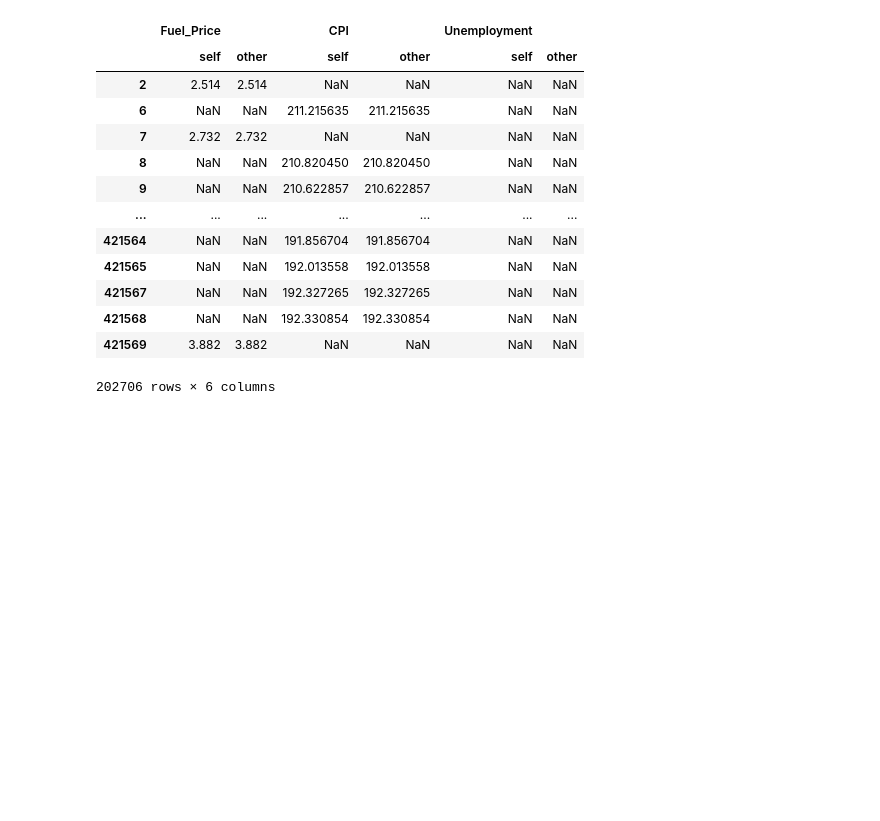
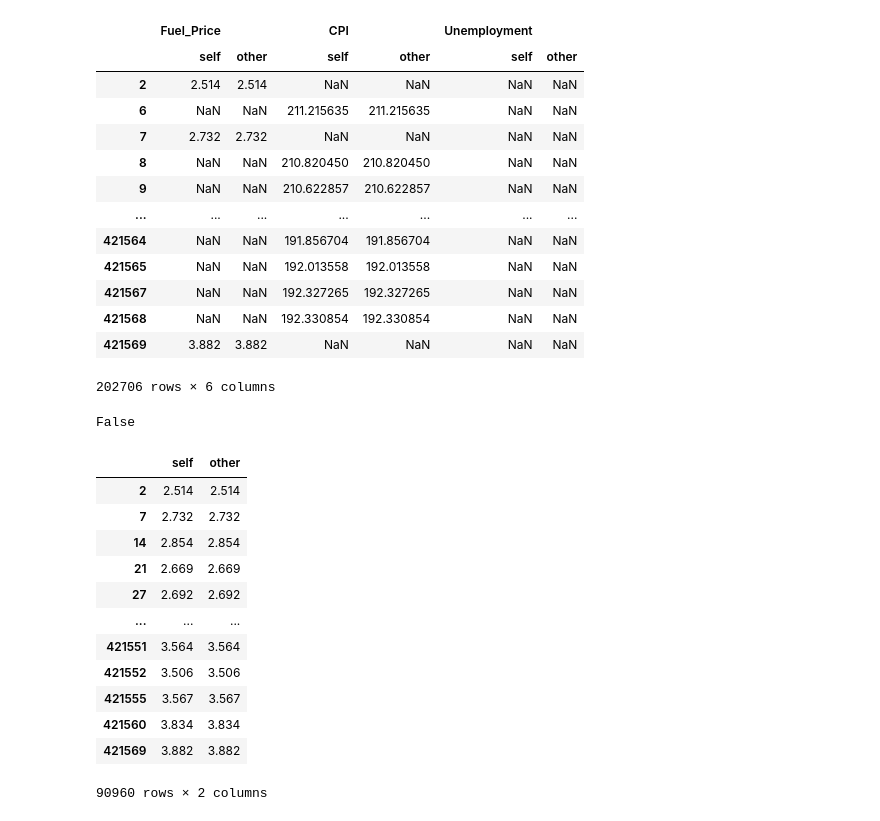
Before and after one commit to hortonworks-sk/CML-Retail-Store-Sales, a Jupyter notebook: EngineerData.ipynb, the cells around one changed output. Drawn from its saved outputs; the diff is of its cells as text; code cells hidden in the pictures; blank space fills up the shorter version.

```diff
--- a/EngineerData.ipynb
+++ b/EngineerData.ipynb
@@ -306,3 +313,23 @@ merged_all.compare(merged_original)
 | 421568 | NaN | NaN | 192.330854 | 192.330854 | NaN | NaN |
 | 421569 | 3.882 | 3.882 | NaN | NaN | NaN | NaN |
 202706 rows × 6 columns
+# %%
+merged_all.equals(merged_original)
+# %% [output]
+False
+# %%
+merged_all['Fuel_Price'].compare(merged_original['Fuel_Price'])
+# %% [output]
+|  | self | other |
+| 2 | 2.514 | 2.514 |
+| 7 | 2.732 | 2.732 |
+| 14 | 2.854 | 2.854 |
+| 21 | 2.669 | 2.669 |
+| 27 | 2.692 | 2.692 |
+| ... | ... | ... |
+| 421551 | 3.564 | 3.564 |
+| 421552 | 3.506 | 3.506 |
+| 421555 | 3.567 | 3.567 |
+| 421560 | 3.834 | 3.834 |
+| 421569 | 3.882 | 3.882 |
+90960 rows × 2 columns
```
Also changed, not shown: parts of 1 cell of this notebook.
